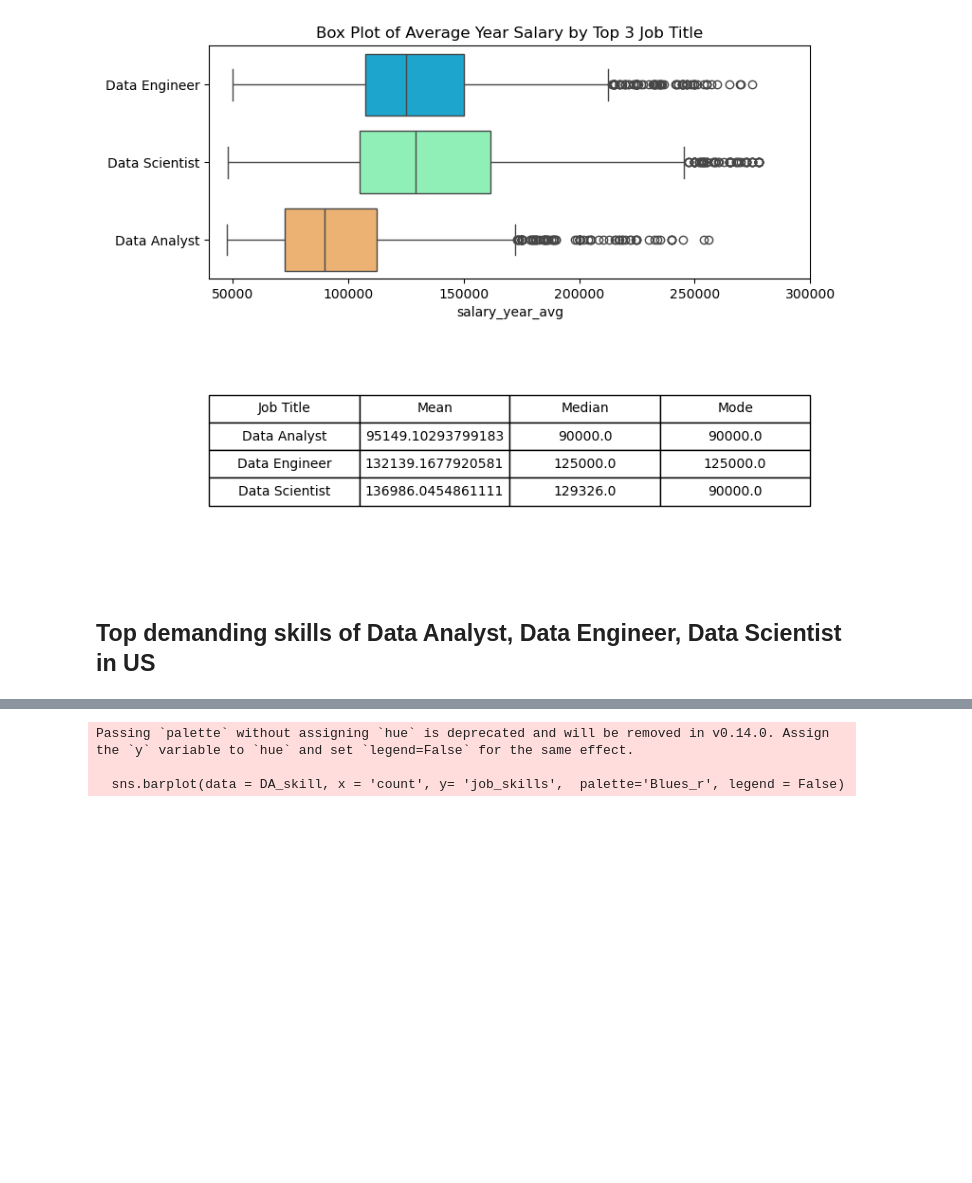
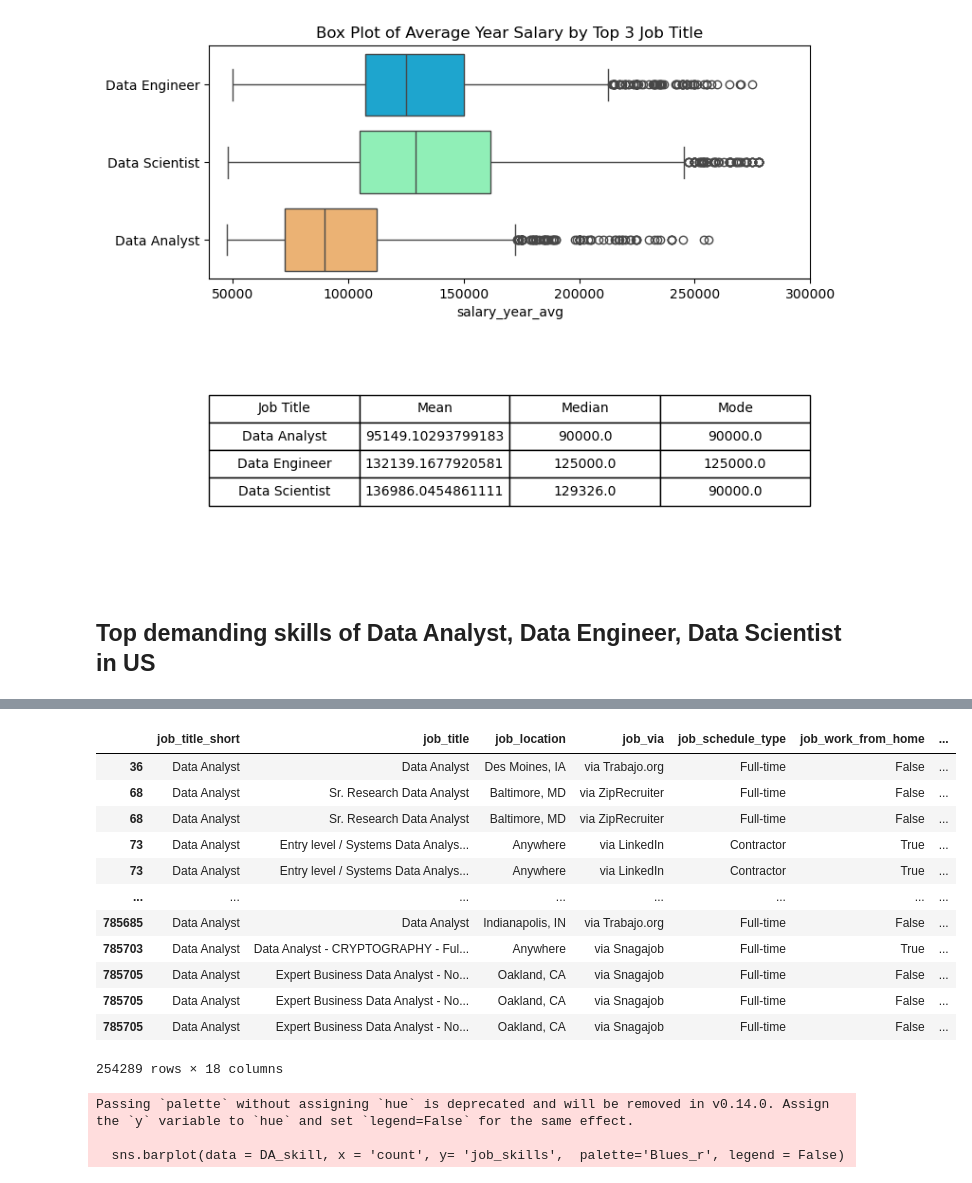
Before and after one commit to DiiNguyen/Job-Postings-Analysis, a Jupyter notebook: project_youtube/project.ipynb, the cells around one changed output, grey strips where cells are left out. Cells and saved outputs as stored; diff of their text form; code cells hidden in the pictures; blank space fills up the shorter version.

```diff
--- a/project_youtube/project.ipynb
+++ b/project_youtube/project.ipynb
@@ -269,3 +312,19 @@ DS_skill = df_top_3_exp.loc[df_top_3_exp['job_title_short'] == 'Data Scientist']
+# %%
+df_top_3_exp.loc[df_top_3_exp['job_title_short'] == 'Data Analyst']
+# %% [output]
+|  | job_title_short | job_title | job_location | job_via | job_schedule_type | job_work_from_home | ... |
+| 36 | Data Analyst | Data Analyst | Des Moines, IA | via Trabajo.org | Full-time | False | ... |
+| 68 | Data Analyst | Sr. Research Data Analyst | Baltimore, MD | via ZipRecruiter | Full-time | False | ... |
+| 68 | Data Analyst | Sr. Research Data Analyst | Baltimore, MD | via ZipRecruiter | Full-time | False | ... |
+| 73 | Data Analyst | Entry level / Systems Data Analys... | Anywhere | via LinkedIn | Contractor | True | ... |
+| 73 | Data Analyst | Entry level / Systems Data Analys... | Anywhere | via LinkedIn | Contractor | True | ... |
+| ... | ... | ... | ... | ... | ... | ... | ... |
+| 785685 | Data Analyst | Data Analyst | Indianapolis, IN | via Trabajo.org | Full-time | False | ... |
+| 785703 | Data Analyst | Data Analyst - CRYPTOGRAPHY - Ful... | Anywhere | via Snagajob | Full-time | True | ... |
+| 785705 | Data Analyst | Expert Business Data Analyst - No... | Oakland, CA | via Snagajob | Full-time | False | ... |
+| 785705 | Data Analyst | Expert Business Data Analyst - No... | Oakland, CA | via Snagajob | Full-time | False | ... |
+| 785705 | Data Analyst | Expert Business Data Analyst - No... | Oakland, CA | via Snagajob | Full-time | False | ... |
+254289 rows × 18 columns
 # %%
 DA_skill = DA_skill.to_frame()
 # %%
```
Also changed, not shown: parts of 6 cells of this notebook, 2 other files.
